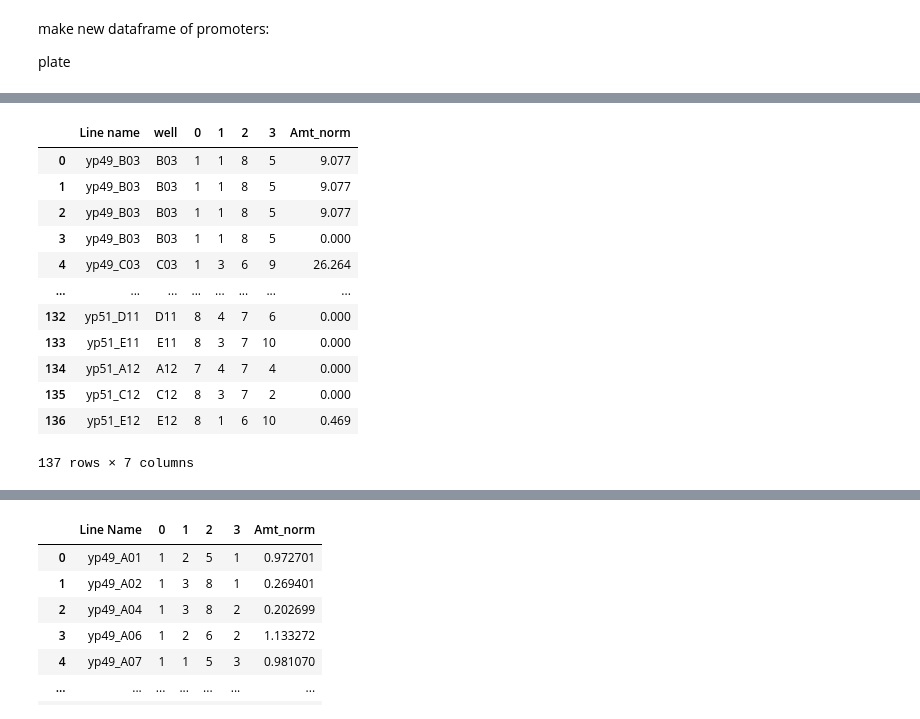
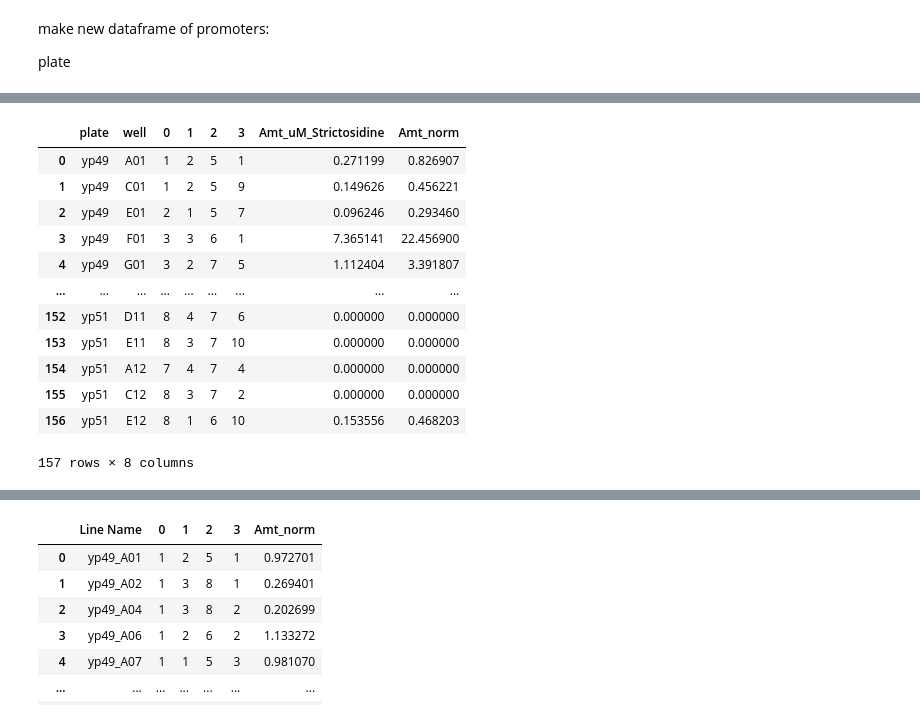
Before and after one commit to hiyama341/ConStrain, a Jupyter notebook: notebooks/5-TEST-Library_Characterization.ipynb, the cells around one changed output, grey strips where cells are left out. Saved outputs shown, nothing was run; the diff lists cells and outputs as text; code cells hidden in the pictures.

```diff
--- a/notebooks/5-TEST-Library_Characterization.ipynb
+++ b/notebooks/5-TEST-Library_Characterization.ipynb
@@ -610,7 +628,7 @@ lcms_platedesign
 # %% [markdown]
 Lets normalize the strictosidine productions
 # %%
-control_strict_df = merged_inner1.loc[merged_inner1['strain'] == 'MIA-CH-A2']
+control_strict_df = lcms_platedesign.loc[lcms_platedesign['strain'] == 'MIA-CH-A2']
 df_mean = control_strict_df["Amt_uM_Strictosidine"].mean()
 control_strict_df
 
@@ -626,5 +650,5 @@ control_strict_df
 # %%
-norm_strict_df = merged_inner1.copy()
+norm_strict_df = lcms_platedesign.copy()
 norm_strict_df['norm_strict_%'] = 0
 # %%
 for index, row in norm_strict_df.iterrows():
@@ -1031,7 +1055,7 @@ len(good_samples)
 357
 355
 # %%
-def pairwise_alignment_of_templates(reads:list, templates:list) -> dict:
+def pairwise_alignment_of_templates(reads:list, templates:list, primers:list) -> dict:
     '''Infers relationship of templates to reads based on highest score from a pairwise alignment '''
 
     best_scores = []
@@ -1042,6 +1066,15 @@ def pairwise_alignment_of_templates(reads:list, templates:list) -> dict:
     for i in range(len(reads)):
 
         sample = reads[i].seq.replace("N", "")
+
+        # If we see the primers in the sample we the alignment will start from there
+        for k in range(len(primers)):
+            start = sample.find(primers[k].seq)
+
+            if start != -1:
+                sample[start:]
+            else:
+                continue
 
         # Aling with templates
         if len(sample) > 25:
@@ -1064,9 +1097,6 @@ def pairwise_alignment_of_templates(reads:list, templates:list) -> dict:
                     temp_number = templates[j].description
                     read_name = reads[i].name
 
-
-
-
         #Saving the alignmets and their names
         #if read_name not in read_list:
         best_scores.append(score)
@@ -1093,7 +1123,7 @@ len(templates)
 # %%
 %%time
 
-df_alignment = pairwise_alignment_of_templates(good_samples,templates)
+df_alignment = pairwise_alignment_of_templates(good_samples,templates, primers_for_seq)
 #df_alignment = pairwise_alignment_of_templates(reads,templates )
 
 df_alignment
@@ -1337,19 +1351,20 @@ promoter_genotype_relationship
 # %%
 promoter_genotype_relationship.columns = ['plate', 'well', '0','1', '2', '3',  'Amt_uM_Strictosidine', 'Amt_norm']
-promoter_genotype_relationship['Line name'] = promoter_genotype_relationship['plate'] + '_' + promoter_genotype_relationship['well']
-promoter_genotype_relationship_for_ml = promoter_genotype_relationship[['Line Name', '0','1', '2', '3', 'Amt_norm']]
-promoter_genotype_relationship_for_ml.head
+#promoter_genotype_relationship['Line_name'] = promoter_genotype_relationship['plate'] + '_' + promoter_genotype_relationship['well']
+promoter_genotype_relationship
+#promoter_genotype_relationship_for_ml = promoter_genotype_relationship[['Line Name', '0','1', '2', '3', 'Amt_norm']]
+#promoter_genotype_relationship_for_ml.head
 # %% [output]
-|  | Line name | well | 0 | 1 | 2 | 3 | Amt_norm |
-| 0 | yp49_B03 | B03 | 1 | 1 | 8 | 5 | 9.077 |
-| 1 | yp49_B03 | B03 | 1 | 1 | 8 | 5 | 9.077 |
-| 2 | yp49_B03 | B03 | 1 | 1 | 8 | 5 | 9.077 |
-| 3 | yp49_B03 | B03 | 1 | 1 | 8 | 5 | 0.000 |
-| 4 | yp49_C03 | C03 | 1 | 3 | 6 | 9 | 26.264 |
-| ... | ... | ... | ... | ... | ... | ... | ... |
-| 132 | yp51_D11 | D11 | 8 | 4 | 7 | 6 | 0.000 |
-| 133 | yp51_E11 | E11 | 8 | 3 | 7 | 10 | 0.000 |
-| 134 | yp51_A12 | A12 | 7 | 4 | 7 | 4 | 0.000 |
-| 135 | yp51_C12 | C12 | 8 | 3 | 7 | 2 | 0.000 |
-| 136 | yp51_E12 | E12 | 8 | 1 | 6 | 10 | 0.469 |
+|  | plate | well | 0 | 1 | 2 | 3 | Amt_uM_Strictosidine | Amt_norm |
+| 0 | yp49 | A01 | 1 | 2 | 5 | 1 | 0.271199 | 0.826907 |
+| 1 | yp49 | C01 | 1 | 2 | 5 | 9 | 0.149626 | 0.456221 |
+| 2 | yp49 | E01 | 2 | 1 | 5 | 7 | 0.096246 | 0.293460 |
+| 3 | yp49 | F01 | 3 | 3 | 6 | 1 | 7.365141 | 22.456900 |
+| 4 | yp49 | G01 | 3 | 2 | 7 | 5 | 1.112404 | 3.391807 |
+| ... | ... | ... | ... | ... | ... | ... | ... | ... |
+| 152 | yp51 | D11 | 8 | 4 | 7 | 6 | 0.000000 | 0.000000 |
+| 153 | yp51 | E11 | 8 | 3 | 7 | 10 | 0.000000 | 0.000000 |
+| 154 | yp51 | A12 | 7 | 4 | 7 | 4 | 0.000000 | 0.000000 |
+| 155 | yp51 | C12 | 8 | 3 | 7 | 2 | 0.000000 | 0.000000 |
+| 156 | yp51 | E12 | 8 | 1 | 6 | 10 | 0.153556 | 0.468203 |
-137 rows × 7 columns
+157 rows × 8 columns
```
Also changed, not shown: parts of 33 cells of this notebook, 2 other files.
